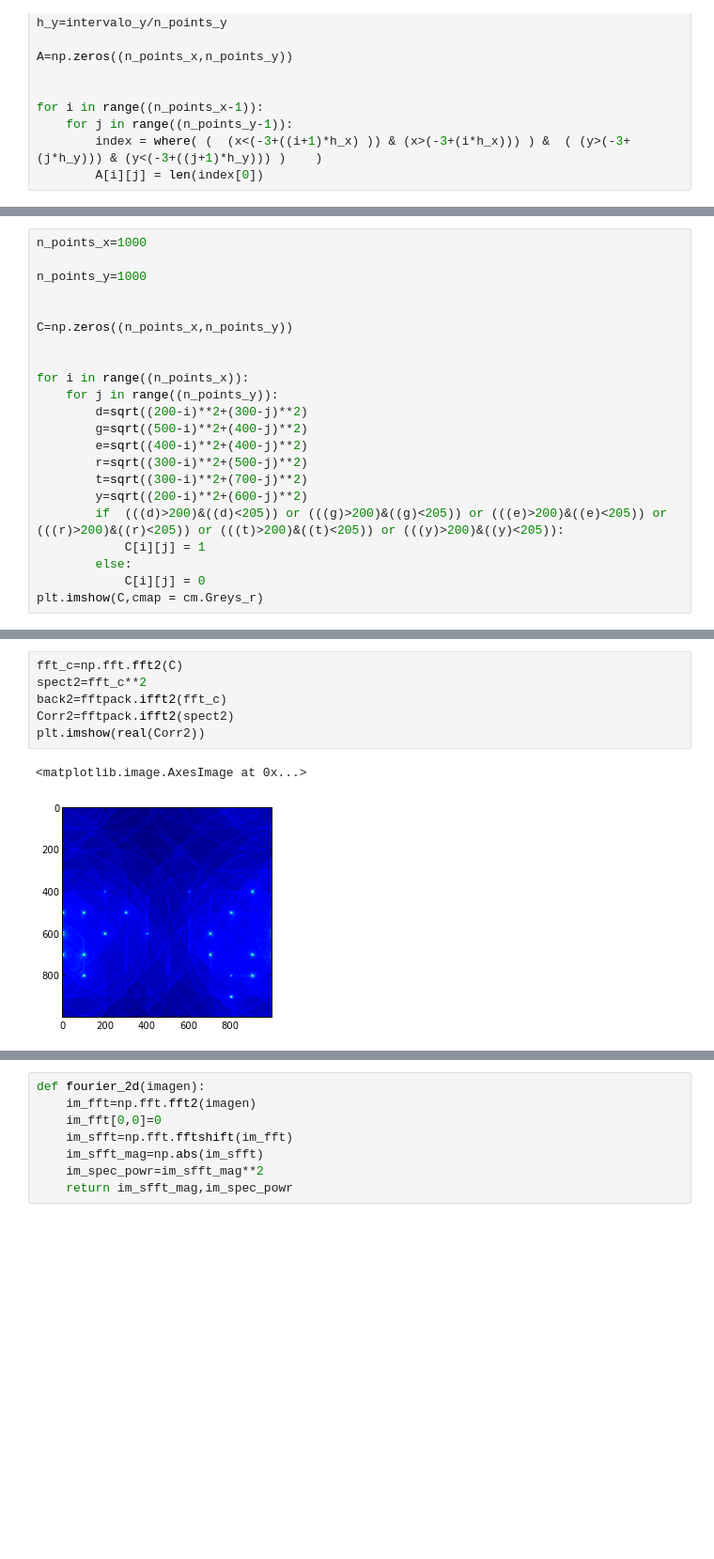
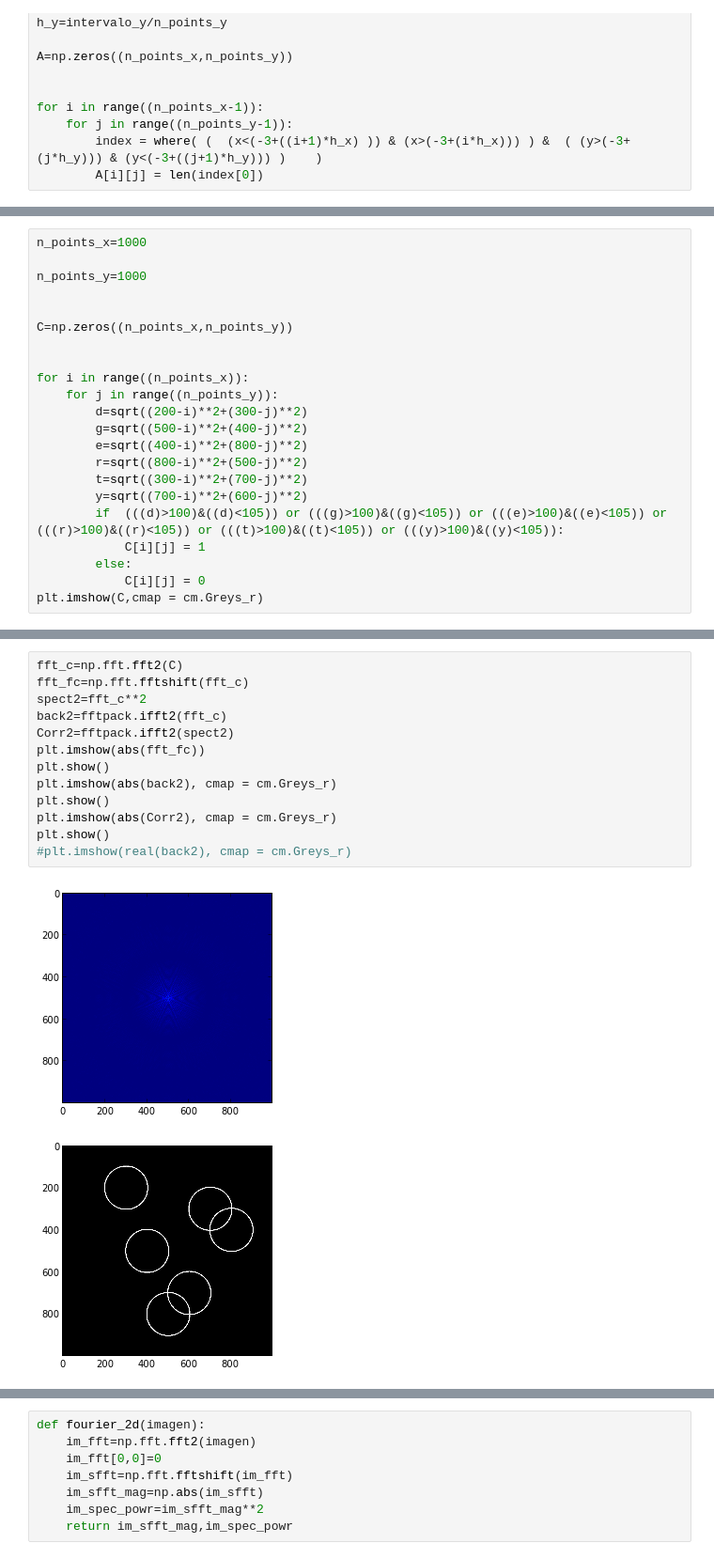
Before and after one commit to rudymmreina/Rivera_Mendez_hw5, a Jupyter notebook: Correlation.ipynb, the cells around one changed output, grey strips where cells are left out. Shown at 94% size. Cells and saved outputs as stored; diff of their text form; blank space fills up the shorter version.

```diff
--- a/Correlation.ipynb
+++ b/Correlation.ipynb
@@ -63,11 +77,11 @@ for i in range((n_points_x)):
     for j in range((n_points_y)):
         d=sqrt((200-i)**2+(300-j)**2)
         g=sqrt((500-i)**2+(400-j)**2)
-        e=sqrt((400-i)**2+(400-j)**2)
-        r=sqrt((300-i)**2+(500-j)**2)
+        e=sqrt((400-i)**2+(800-j)**2)
+        r=sqrt((800-i)**2+(500-j)**2)
         t=sqrt((300-i)**2+(700-j)**2)
-        y=sqrt((200-i)**2+(600-j)**2)
-        if  (((d)>200)&((d)<205)) or (((g)>200)&((g)<205)) or (((e)>200)&((e)<205)) or (((r)>200)&((r)<205)) or (((t)>200)&((t)<205)) or (((y)>200)&((y)<205)):
+        y=sqrt((700-i)**2+(600-j)**2)
+        if  (((d)>100)&((d)<105)) or (((g)>100)&((g)<105)) or (((e)>100)&((e)<105)) or (((r)>100)&((r)<105)) or (((t)>100)&((t)<105)) or (((y)>100)&((y)<105)):
             C[i][j] = 1
         else:
             C[i][j] = 0
@@ -78,9 +92,16 @@ plt.imshow(C,cmap = cm.Greys_r)
 # %%
 fft_c=np.fft.fft2(C)
+fft_fc=np.fft.fftshift(fft_c)
 spect2=fft_c**2
 back2=fftpack.ifft2(fft_c)
 Corr2=fftpack.ifft2(spect2)
-plt.imshow(real(Corr2))
+plt.imshow(abs(fft_fc))
+plt.show()
+plt.imshow(abs(back2), cmap = cm.Greys_r)
+plt.show()
+plt.imshow(abs(Corr2), cmap = cm.Greys_r)
+plt.show()
+#plt.imshow(real(back2), cmap = cm.Greys_r)
 # %% [output]
-<matplotlib.image.AxesImage at 0x...>
-[figure, old version]
+[figure, new version]
+[figure, added]
```
Also changed, not shown: parts of 7 cells of this notebook.
